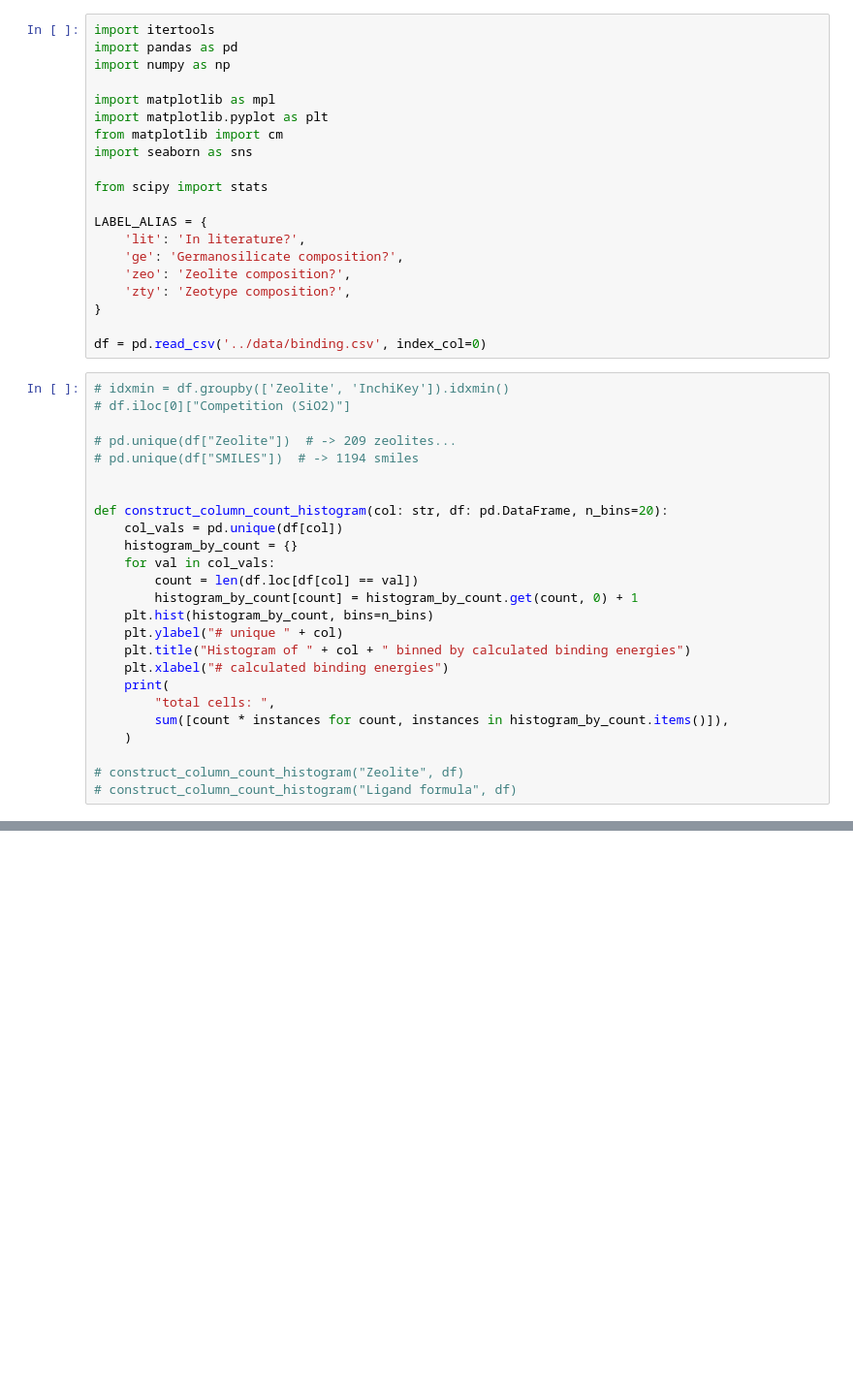
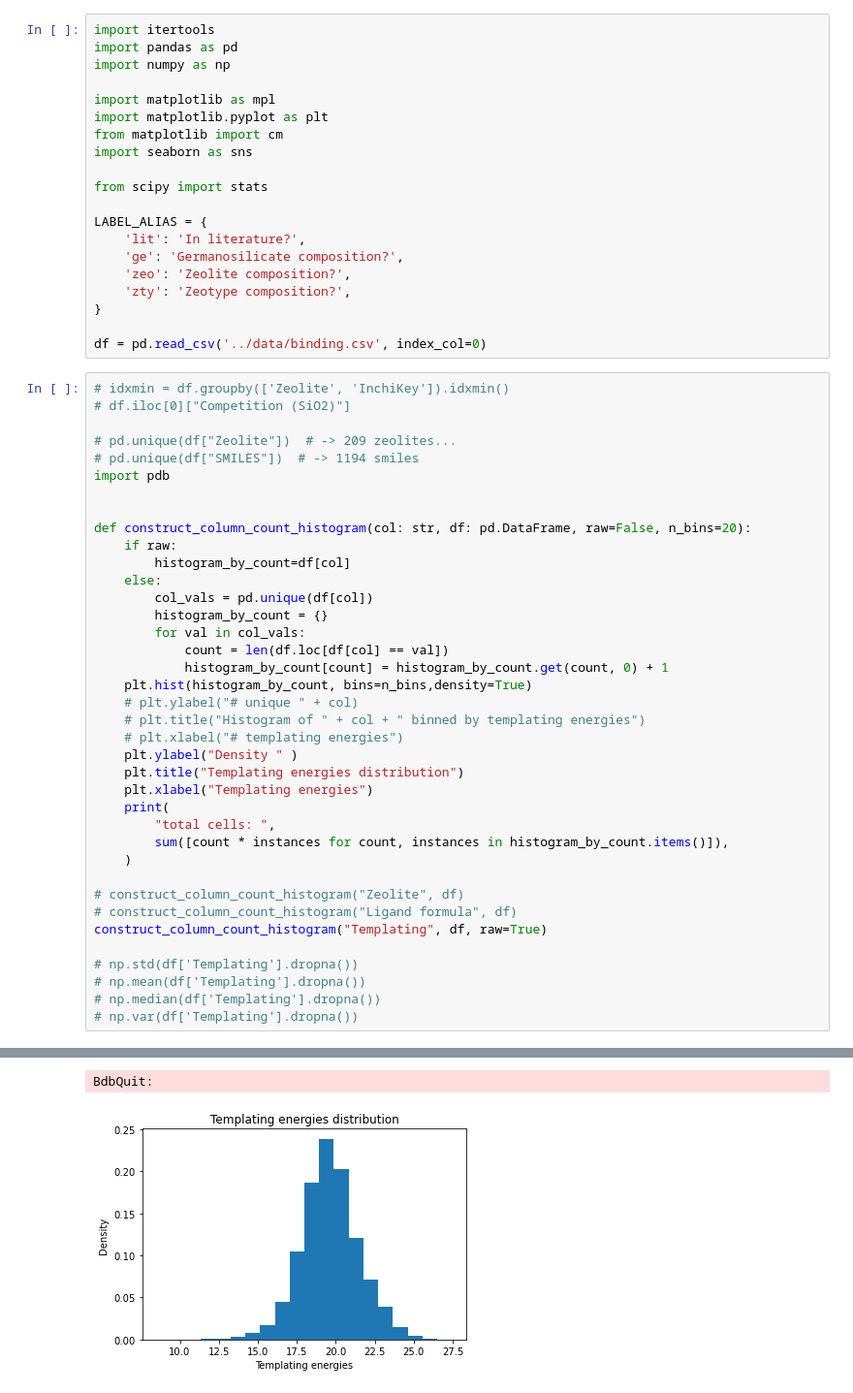
Before and after one commit to YitongTseo/Zeolite-Phase-Competition, a Jupyter notebook: code/matrix_completion.ipynb, the cells around one changed output, grey strips where cells are left out. Shown: that part at 97% size. Drawn from its saved outputs; the diff is of its cells as text; blank space fills up the shorter version.

```diff
--- a/code/matrix_completion.ipynb
+++ b/code/matrix_completion.ipynb
@@ -24,18 +24,25 @@ df = pd.read_csv('../data/binding.csv', index_col=0)
 
 # pd.unique(df["Zeolite"])  # -> 209 zeolites...
 # pd.unique(df["SMILES"])  # -> 1194 smiles
+import pdb
 
 
-def construct_column_count_histogram(col: str, df: pd.DataFrame, n_bins=20):
-    col_vals = pd.unique(df[col])
-    histogram_by_count = {}
-    for val in col_vals:
-        count = len(df.loc[df[col] == val])
-        histogram_by_count[count] = histogram_by_count.get(count, 0) + 1
-    plt.hist(histogram_by_count, bins=n_bins)
-    plt.ylabel("# unique " + col)
-    plt.title("Histogram of " + col + " binned by calculated binding energies")
-    plt.xlabel("# calculated binding energies")
+def construct_column_count_histogram(col: str, df: pd.DataFrame, raw=False, n_bins=20):
+    if raw:
+        histogram_by_count=df[col]
+    else:
+        col_vals = pd.unique(df[col])
+        histogram_by_count = {}
+        for val in col_vals:
+            count = len(df.loc[df[col] == val])
+            histogram_by_count[count] = histogram_by_count.get(count, 0) + 1
+    plt.hist(histogram_by_count, bins=n_bins,density=True)
+    # plt.ylabel("# unique " + col)
+    # plt.title("Histogram of " + col + " binned by templating energies")
+    # plt.xlabel("# templating energies")
+    plt.ylabel("Density " )
+    plt.title("Templating energies distribution")
+    plt.xlabel("Templating energies")
     print(
         "total cells: ",
         sum([count * instances for count, instances in histogram_by_count.items()]),
@@ -43,3 +50,10 @@ def construct_column_count_histogram(col: str, df: pd.DataFrame, n_bins=20):
 
 # construct_column_count_histogram("Zeolite", df)
 # construct_column_count_histogram("Ligand formula", df)
+construct_column_count_histogram("Templating", df, raw=True)
+
+# np.std(df['Templating'].dropna())
+# np.mean(df['Templating'].dropna())
+# np.median(df['Templating'].dropna())
+# np.var(df['Templating'].dropna())
+# %% [output]
@@ -46 +77,3 @@ def construct_column_count_histogram(col: str, df: pd.DataFrame, n_bins=20):
+BdbQuit:
+[figure, added]
 # %%
```
Also changed, not shown: parts of 3 cells of this notebook, 10 other files.
